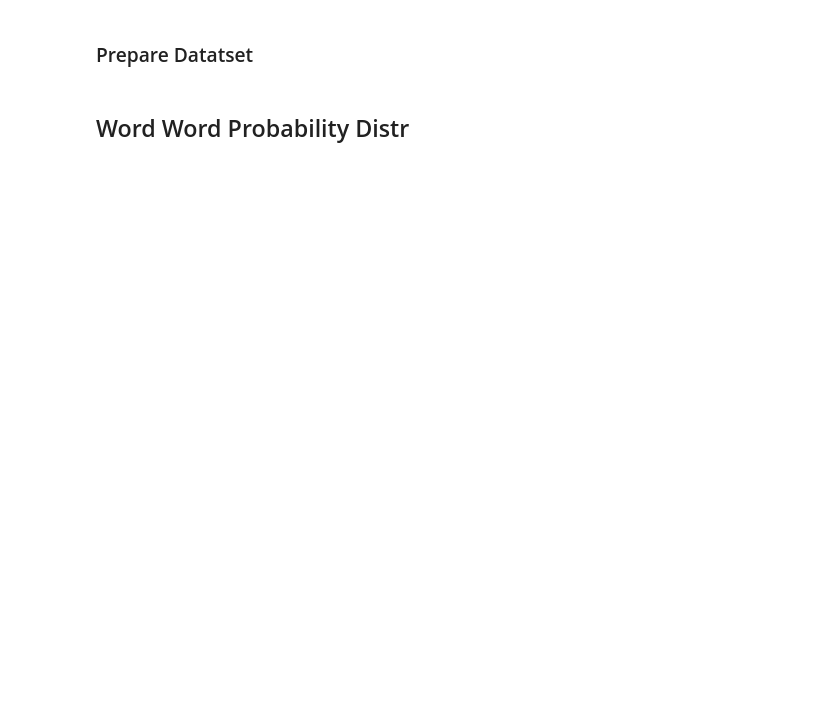
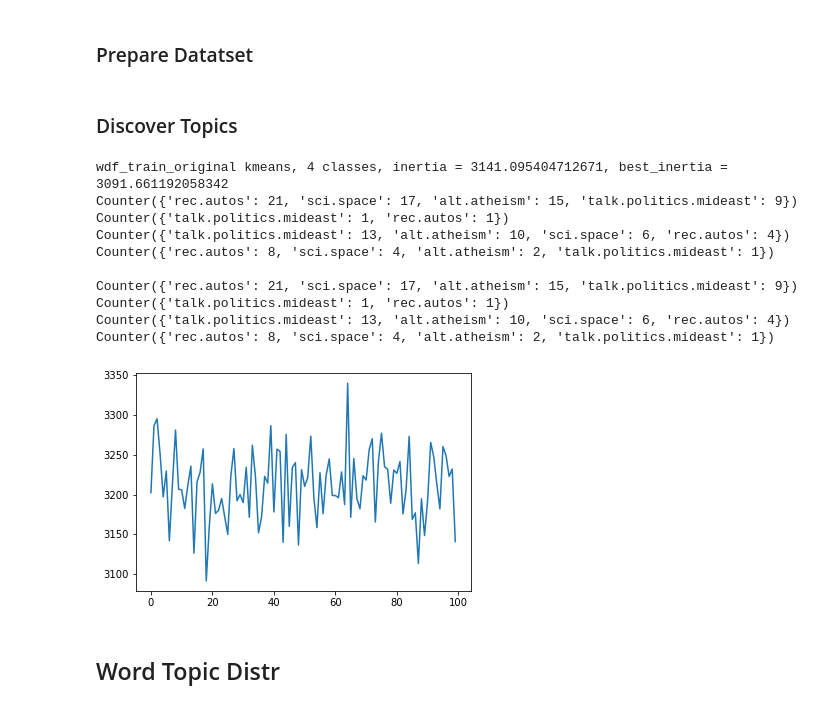
Before and after one commit to iamr0b0tx/topic_modeler, a Jupyter notebook: topic_modeler.ipynb, the cells around one changed output. Saved outputs shown, nothing was run; the diff lists cells and outputs as text; code cells hidden in the pictures; blank space fills up the shorter version.

```diff
--- a/topic_modeler.ipynb
+++ b/topic_modeler.ipynb
@@ -38,6 +38,19 @@ from sklearn.datasets import fetch_20newsgroups
 from sklearn.cluster import KMeans, MiniBatchKMeans
 from sklearn.metrics.pairwise import cosine_similarity
 from sklearn.feature_extraction.text import CountVectorizer, TfidfVectorizer
+# %%
+import pickle
+
+
+# Save to file in the current working directory
+def save_model(model, pkl_filename = "pickle_model.pkl"):
+    with open(pkl_filename, 'wb') as file:
+        pickle.dump(model, file)
+
+# Load from file
+def load_model(pkl_filename = "pickle_model.pkl"):
+    with open(pkl_filename, 'rb') as file:
+        return pickle.load(file)
 # %% [markdown]
 ### load dataset
 # %%
@@ -145,0 +163,59 @@ wdf_test = pd.DataFrame(test_doc_vectors, columns=vocabulary)
+# %% [markdown]
+### Discover Topics
+# %%
+n_clusters = 4
+random_state = 0
+sample_ratio = .75
+num_of_iterations = 100
+max_num = len(y_train)
+
+batch_size = int(sample_ratio * max_num)
+kmeans = MiniBatchKMeans(n_clusters=n_clusters, random_state=random_state, batch_size=batch_size)
+
+inertias = []
+min_inertia = None
+
+for _ in tqdm(range(num_of_iterations)):
+    wx_batch, _, _, _ = train_test_split(wdf_train, y_train, train_size=sample_ratio)
+    kmeans = kmeans.partial_fit(wx_batch)
+    inertias.append(kmeans.inertia_)
+
+    if min_inertia is None:
+        min_inertia = kmeans.inertia_
+        save_model(kmeans)
+
+    elif kmeans.inertia_ < min_inertia:
+        min_inertia = kmeans.inertia_
+        save_model(kmeans)
+
+best_kmeans = load_model()
+print(f"wdf_train_original kmeans, {n_clusters} classes, inertia = {kmeans.inertia_}, best_inertia = {best_kmeans.inertia_}")
+
+clusters = []
+y_train_p = best_kmeans.predict(wdf_train)
+y_train_prime = kmeans.predict(wdf_train)
+y_test_prime = kmeans.predict(wdf_test)
+
+for index in range(n_clusters):
+    clusters.append(Counter(y_train[y_train_prime == index]))
+    print(clusters[-1])
+
+print()
+for index in range(n_clusters):
+    print(Counter(y_train[y_train_p == index]))
+
+print()
+plt.plot(list(range(num_of_iterations)), inertias)
+plt.show()
+# %% [output]
+wdf_train_original kmeans, 4 classes, inertia = 3141.095404712671, best_inertia = 3091.661192058342
+Counter({'rec.autos': 21, 'sci.space': 17, 'alt.atheism': 15, 'talk.politics.mideast': 9})
+Counter({'talk.politics.mideast': 1, 'rec.autos': 1})
+Counter({'talk.politics.mideast': 13, 'alt.atheism': 10, 'sci.space': 6, 'rec.autos': 4})
+Counter({'rec.autos': 8, 'sci.space': 4, 'alt.atheism': 2, 'talk.politics.mideast': 1})
+
+Counter({'rec.autos': 21, 'sci.space': 17, 'alt.atheism': 15, 'talk.politics.mideast': 9})
+Counter({'talk.politics.mideast': 1, 'rec.autos': 1})
+Counter({'talk.politics.mideast': 13, 'alt.atheism': 10, 'sci.space': 6, 'rec.autos': 4})
+Counter({'rec.autos': 8, 'sci.space': 4, 'alt.atheism': 2, 'talk.politics.mideast': 1})
+[figure, added]
@@ -146,2 +225,2 @@ wdf_test = pd.DataFrame(test_doc_vectors, columns=vocabulary)
 # %% [markdown]
-## Word Word Probability Distr
+## Word Topic Distr
```
Also changed, not shown: parts of 34 cells of this notebook, 1 other file.
